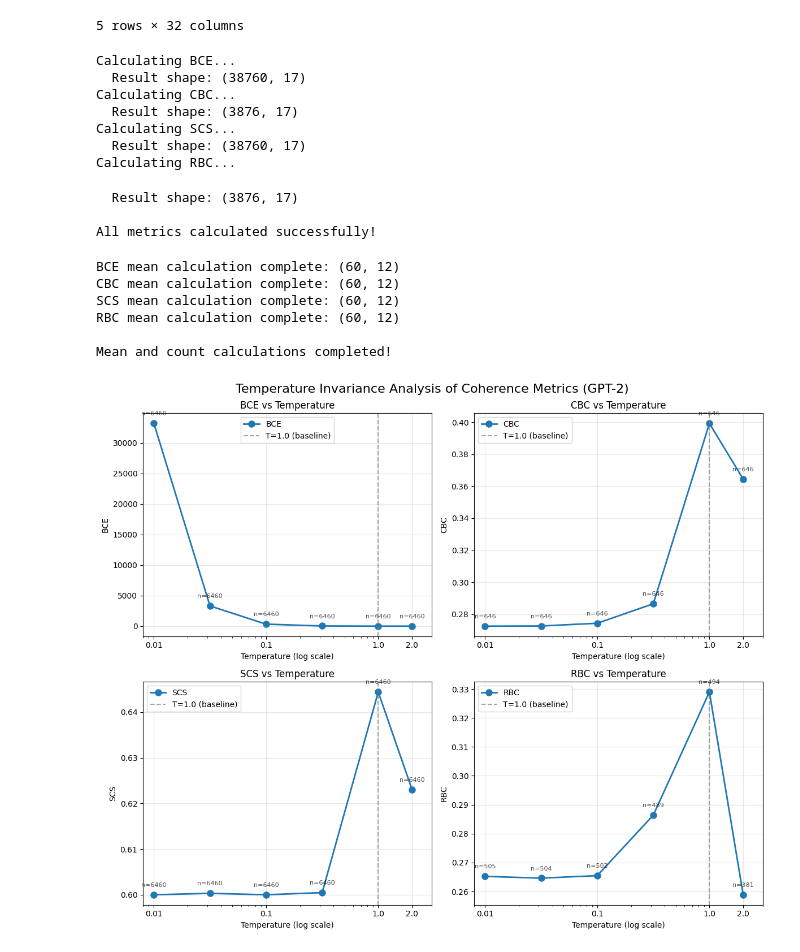
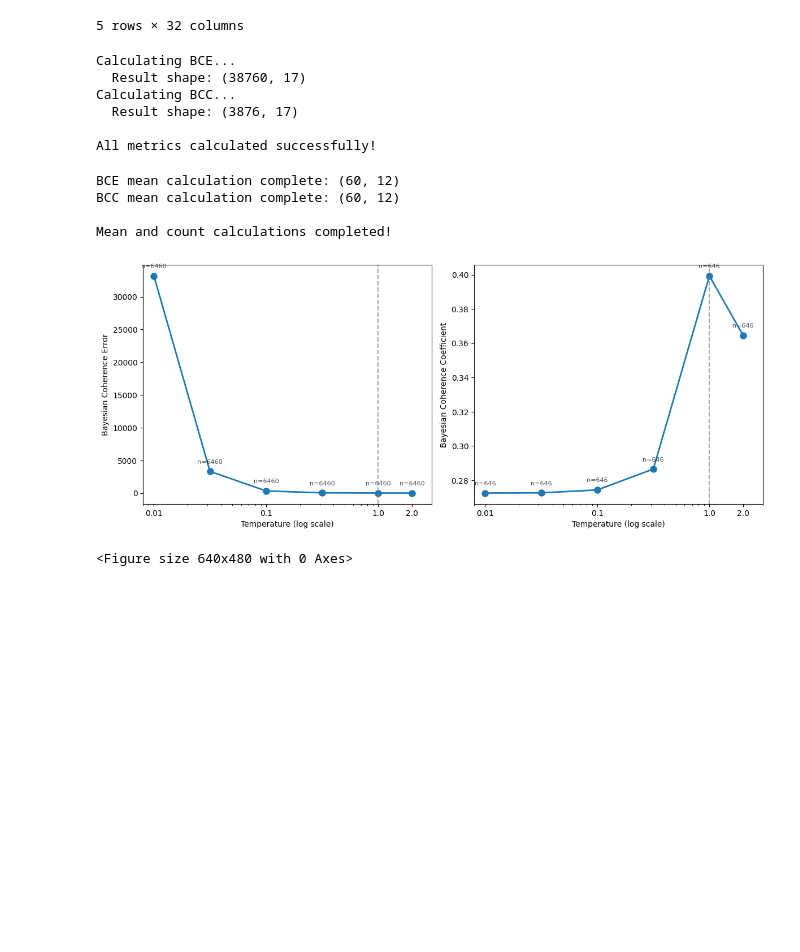
Before and after one commit to sepiatone/bayesian_reasoning, a Jupyter notebook: scripts/temperature_analysis.ipynb, the cells around one changed output. Saved outputs shown, nothing was run; the diff lists cells and outputs as text; code cells hidden in the pictures; blank space fills up the shorter version.

Commit message:
feat: add temperature analysis notebook
Add notebook for analyzing temperature effects on model predictions

```diff
--- a/scripts/temperature_analysis.ipynb
+++ b/scripts/temperature_analysis.ipynb
@@ -42,12 +42,10 @@ Data shape: (19380, 32)
 | 4 | 0 | formula_1_drivers | Lewis Hamilton. | My favourite Formula 1 driver is | the youngest ever Formula 1 world... | I am most impressed by | ... |
 5 rows × 32 columns
 # %%
-# Define all coherence metrics to calculate
+# Define coherence metrics to calculate (only BCE and BCC)
 metrics_config = [
     {"name": "BCE", "func": pairwise_bce_of_group, "kwargs": {"square": True}, "display_name": "BCE"},
-    {"name": "CBC", "func": cbc_of_group, "kwargs": {}, "display_name": "CBC"},
-    {"name": "SCS", "func": scs_of_group, "kwargs": {}, "display_name": "SCS"},
-    {"name": "RBC", "func": rbc_of_group, "kwargs": {}, "display_name": "RBC"}
+    {"name": "BCC", "func": cbc_of_group, "kwargs": {}, "display_name": "BCC"}
 ]
 
 # Calculate all metrics using the same grouping structure as in scaling_plots
@@ -79,14 +77,10 @@ print("\nAll metrics calculated successfully!")
 # %% [output]
 Calculating BCE...
   Result shape: (38760, 17)
-Calculating CBC...
+Calculating BCC...
   Result shape: (3876, 17)
-Calculating SCS...
-  Result shape: (38760, 17)
-Calculating RBC...
+
+All metrics calculated successfully!
-  Result shape: (3876, 17)
-
-All metrics calculated successfully!
 # %%
 # Calculate mean values for each metric across temperatures
 mean_analyzers = {}
@@ -143,17 +137,18 @@ for metric_config in metrics_config:
 print("\nMean and count calculations completed!")
 # %% [output]
 BCE mean calculation complete: (60, 12)
-CBC mean calculation complete: (60, 12)
-SCS mean calculation complete: (60, 12)
-RBC mean calculation complete: (60, 12)
+BCC mean calculation complete: (60, 12)
 
 Mean and count calculations completed!
 # %%
-# Create comprehensive temperature invariance plots
-fig, axes = plt.subplots(2, 2, figsize=(12, 10))
-fig.suptitle('Temperature Invariance Analysis of Coherence Metrics (GPT-2)', fontsize=16)
+# Create temperature invariance plots for BCE and BCC
+fig, axes = plt.subplots(1, 2, figsize=(12, 5))
 
-axes = axes.flatten()
+# Define full names for y-axis labels
+full_names = {
+    "BCE": "Bayesian Coherence Error",
+    "BCC": "Bayesian Coherence Coefficient"
+}
 
 for i, metric_config in enumerate(metrics_config):
     name = metric_config["name"]
@@ -163,39 +158,39 @@ for i, metric_config in enumerate(metrics_config):
     # Get data for this metric
     data = overall_mean_analyzers[name].df
     count_data = overall_count_analyzers[name].df
 
     temp_values = data["Temperature"].values
     metric_values = data[f"Mean {display_name}"].values
     count_values = count_data[f"Count {display_name}"].values
 
     # Plot main line
     ax.semilogx(temp_values, metric_values, 'o-', linewidth=2, markersize=8, label=f'{name}')
 
     # Add count annotations for each point
     for temp, metric, count in zip(temp_values, metric_values, count_values):
         ax.annotate(f'n={int(count)}', (temp, metric),
                    textcoords="offset points", xytext=(0,10), ha='center',
                    fontsize=8, alpha=0.7)
 
     # Add vertical line at temperature = 1.0 (baseline)
-    ax.axvline(x=1.0, color='gray', linestyle='--', alpha=0.7, label='T=1.0 (baseline)')
+    ax.axvline(x=1.0, color='gray', linestyle='--', alpha=0.7)
 
     # Formatting
     ax.set_xlabel('Temperature (log scale)')
-    ax.set_ylabel(f'{name}')
-    ax.set_title(f'{name} vs Temperature')
-    ax.grid(True, alpha=0.3)
-    ax.legend()
+    ax.set_ylabel(full_names[name])
+    # No subplot titles or legend as requested
 
     # Set x-axis limits and ticks
     ax.set_xlim(8e-3, 3)
     ax.set_xticks([1e-2, 1e-1, 1e0, 2])
     ax.set_xticklabels(['0.01', '0.1', '1.0', '2.0'])
 
 plt.tight_layout()
+plt.savefig('results/plots/temperature_invariance_plots.png')
 plt.show()
 # %% [output]
-[figure, old version]
+[figure, new version]
+<Figure size 640x480 with 0 Axes>
 # %%
 # Category breakdown analysis
 print("=== Category Breakdown Analysis ===")
```
Also changed, not shown: parts of 1 cell of this notebook.
